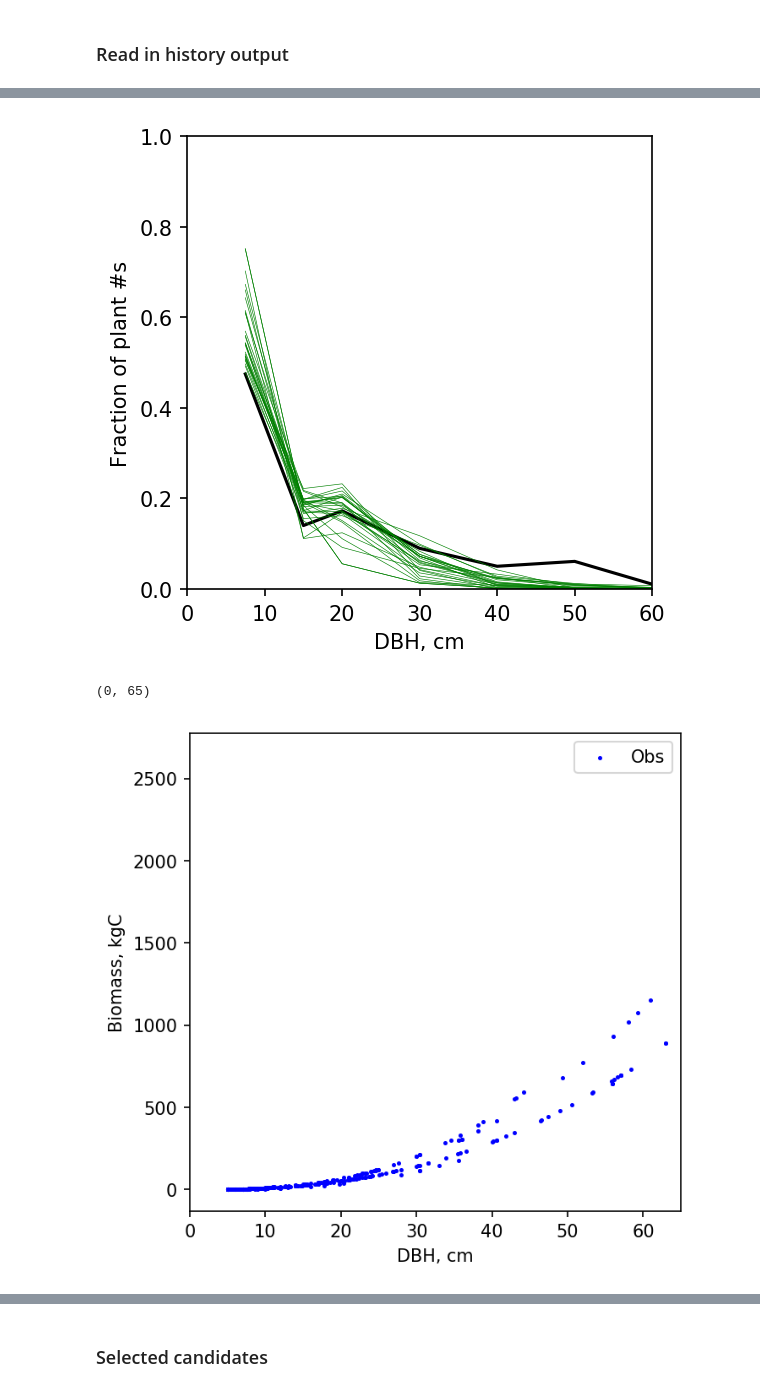
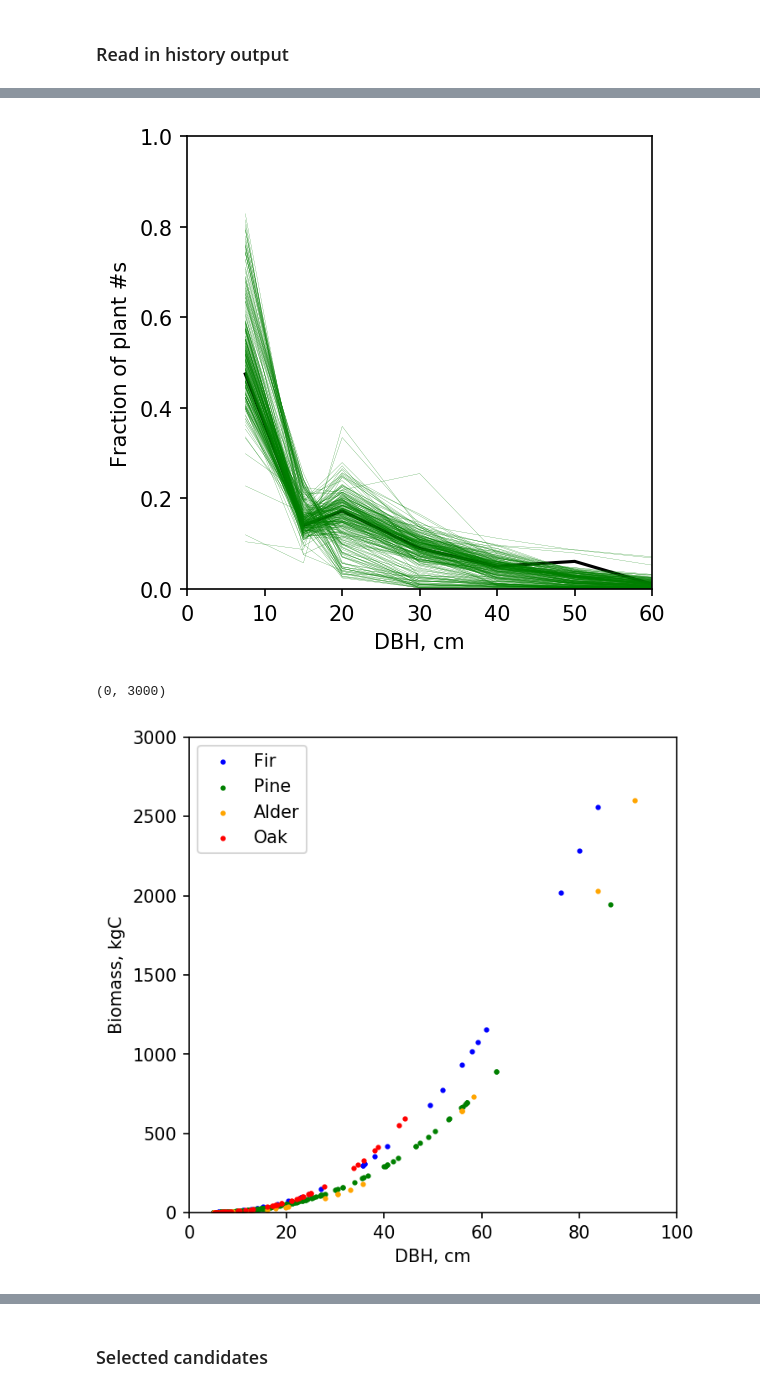
Before and after one commit to goose888/FATES_MRV, a Jupyter notebook: Candidates_age_structure.ipynb, the cells around one changed output, grey strips where cells are left out. Cells and saved outputs as stored; diff of their text form; code cells hidden in the pictures.

```diff
--- a/Candidates_age_structure.ipynb
+++ b/Candidates_age_structure.ipynb
@@ -362,8 +537,25 @@ df_full  = pd.read_csv('Tree_measurements.csv', low_memory=False)
 # %%
+# Open tree measurements
+df_full  = pd.read_csv('Tree_measurements.csv', low_memory=False)
 # Get DBH vs. biomass correlation
+pft_id = np.array(df_full.Species_ID)
 dbh_obs = np.array(df_full.Final_DBH_cm)
 ba_obs = np.array(df_full.Basal_Area)
 vegc_obs = np.array(df_full.Biomass_kg)*0.5
+
+nl_dbh_obs = dbh_obs[pft_id<=2]
+nl_vegc_obs = vegc_obs[pft_id<=2]
+bl_dbh_obs = dbh_obs[pft_id>2]
+bl_vegc_obs = vegc_obs[pft_id>2]
+
+fir_dbh_obs = dbh_obs[pft_id==1]
+fir_vegc_obs = vegc_obs[pft_id==1]
+pine_dbh_obs = dbh_obs[pft_id==2]
+pine_vegc_obs = vegc_obs[pft_id==2]
+alder_dbh_obs = dbh_obs[pft_id==3]
+alder_vegc_obs = vegc_obs[pft_id==3]
+oak_dbh_obs = dbh_obs[pft_id==4]
+oak_vegc_obs = vegc_obs[pft_id==4]
 
 # check the barplot of binned DBH
 nagebins = len(patch_age_bins)
@@ -379,3 +571,11 @@ cohort_size_bins = np.array([0.00000000e+00, 7.50000000e+00, 1.50000000e+01,
                    5.00000000e+01, 6.00000000e+01, 7.00000000e+01,
                    8.00000000e+01, 9.00000000e+01, 1.00000000e+02,
                    110, 120])
+
+# divide into size bins
+sizebins = [7.5, 15, 20, 30, 40, 50, 60, 70]
+
+# Nb divide by X to get it per ha
+binned = pd.cut(dbh_obs, bins=sizebins)
+bin_counts_all = binned.value_counts()
+obs_sz_frac = bin_counts_all.values/np.float(np.sum(bin_counts_all.values))
@@ -406,22 +588,25 @@ plt.xlim([0.0, 60.0])
 plt.ylim([0.0, 1.0])
 plt.xlabel('DBH, cm')
 plt.ylabel('Fraction of plant #s')
-for i in np.arange(0, len(candidates)):
-    ens_sz_frac = arr_num_sz[i,2040,1:13,0]/np.sum(arr_num_sz[i,2040,1:13,0])
-    plt.plot(lower_bin_edge_ens[1:13], ens_sz_frac, 'g-', linewidth=0.3)
+for i in np.arange(0, nens):
+    ens_sz_frac = arr_num_sz[i,np.shape(arr_num_sz)[1]-1,1:13,0]/np.sum(arr_num_sz[i,np.shape(arr_num_sz)[1]-1,1:13,0])
+    plt.plot(lower_bin_edge_ens[1:13], ens_sz_frac, 'g-', linewidth=0.1)
 # %% [output]
-[figure, old version]
+[figure, new version]
 # %%
 # Check DBH vs. biomass correlation
 # Requires the biomass output by size
 fig = plt.figure(figsize=(5,5), dpi=150)
 plt.xlabel('DBH, cm')
 plt.ylabel('Biomass, kgC')
-plt.scatter(dbh_obs, vegc_obs,  c='blue', s=2)
-plt.legend(['Obs'])
-plt.xlim([0, 65])
-# for i in np.arange(0, len(candidates)):
-#     plt.plot(lower_bin_edge_ens[1:13], arr_vegc_nl_mean[i,170,0]+arr_vegc_bl_mean[i,170,0])
+plt.scatter(fir_dbh_obs, fir_vegc_obs,  c='blue', s=4)
+plt.scatter(pine_dbh_obs, pine_vegc_obs,  c='green', s=4)
+plt.scatter(alder_dbh_obs, alder_vegc_obs,  c='orange', s=4)
+plt.scatter(oak_dbh_obs, oak_vegc_obs,  c='red', s=4)
+
+plt.legend(['Fir', 'Pine', 'Alder', 'Oak'])
+plt.xlim([0,100])
+plt.ylim([0,3000])
 # %% [output]
-(0, 65)
+(0, 3000)
-[figure, old version]
+[figure, new version]
```
Also changed, not shown: parts of 38 cells of this notebook.
